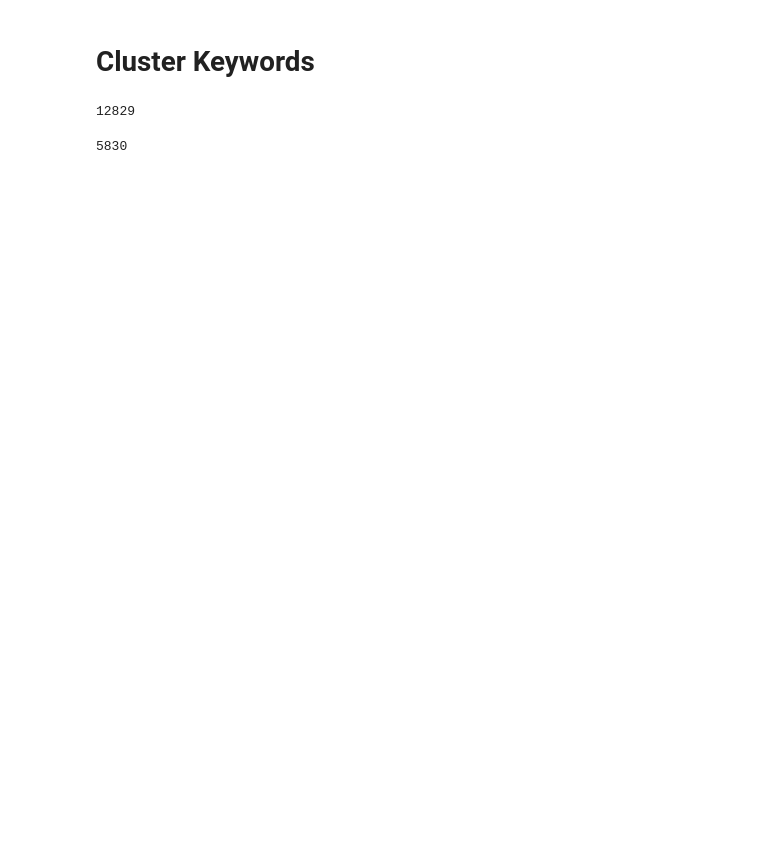
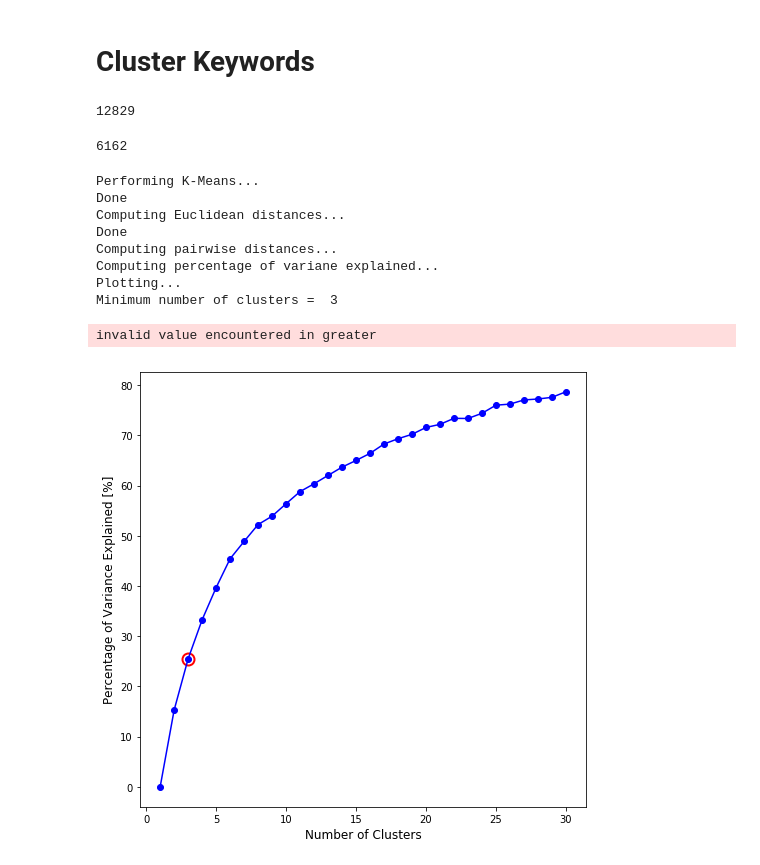
Before and after one commit to sully90/dp-search-service, a Jupyter notebook: src/main/python/Word2Vec ONS.ipynb, the cells around one changed output. Drawn from its saved outputs; the diff is of its cells as text; code cells hidden in the pictures; blank space fills up the shorter version.

Commit message:
Keyword clustering for ONS

```diff
--- a/src/main/python/Word2Vec ONS.ipynb
+++ b/src/main/python/Word2Vec ONS.ipynb
@@ -352,6 +353,9 @@ for page in pages:
             text += desc["headline1"] + " "
         if ("headline2" in desc):
             text+= desc["headline2"] + " "
+        if ("headline3" in desc):
+            text+= desc["headline3"] + " "
+
         sent_tokenize_list = sent_tokenize(text)
         for sentence in sent_tokenize_list:
             content.append(fix_encoding(sentence.encode("utf-8").strip()))
@@ -409,6 +410,6 @@ w2vmodel_stemmed.save(savefolder+'w2v_stemmed_model')
 # %%
 import gensim
-model = gensim.models.Word2Vec.load("./w2v_stemmed_model")
+model = gensim.models.Word2Vec.load("./ons_w2v_model.bin")
 
-model.wv.similar_by_word(u'cpih')
+model.wv.similar_by_word(u'male')
 # %% [output]
@@ -463,7 +464,7 @@ def getVectorsAndWords(term, topn=1000):
 
     return vectors, terms
 # %%
-topn = 5
+topn = 10
 word_vectors = []
 words = []
 for keyword in keywords:
@@ -481,7 +482,21 @@ vec_size = word_vectors.shape[1]
 
 print n_words
 # %% [output]
-5830
+6162
+# %%
+kMeansVar = eblow(word_vectors, 31)
+plt.show()
+# %% [output]
+Performing K-Means...
+Done
+Computing Euclidean distances...
+Done
+Computing pairwise distances...
+Computing percentage of variane explained...
+Plotting...
+Minimum number of clusters =  3
+invalid value encountered in greater
+[figure, added]
 # %%
 import plotly.plotly as py
 import plotly.graph_objs as go
```
Also changed, not shown: parts of 8 cells of this notebook, 1 other file.
